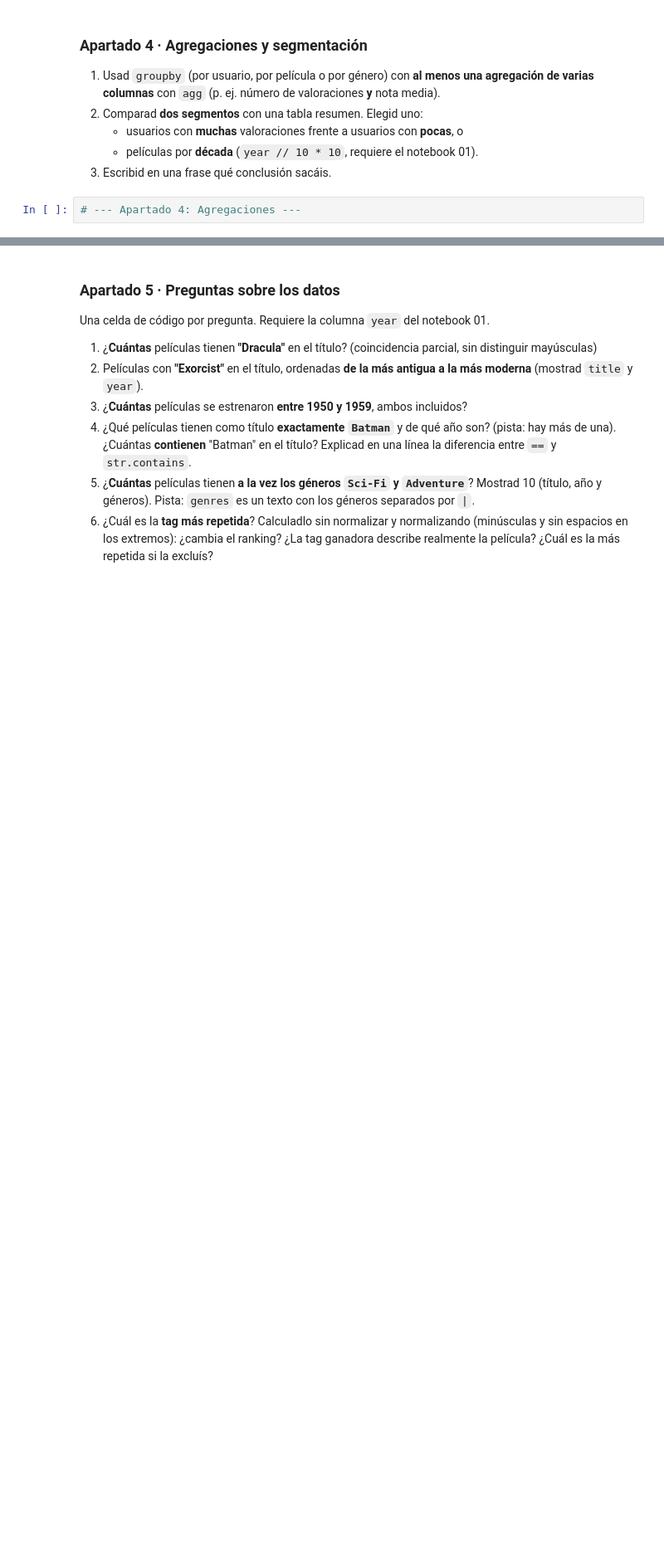
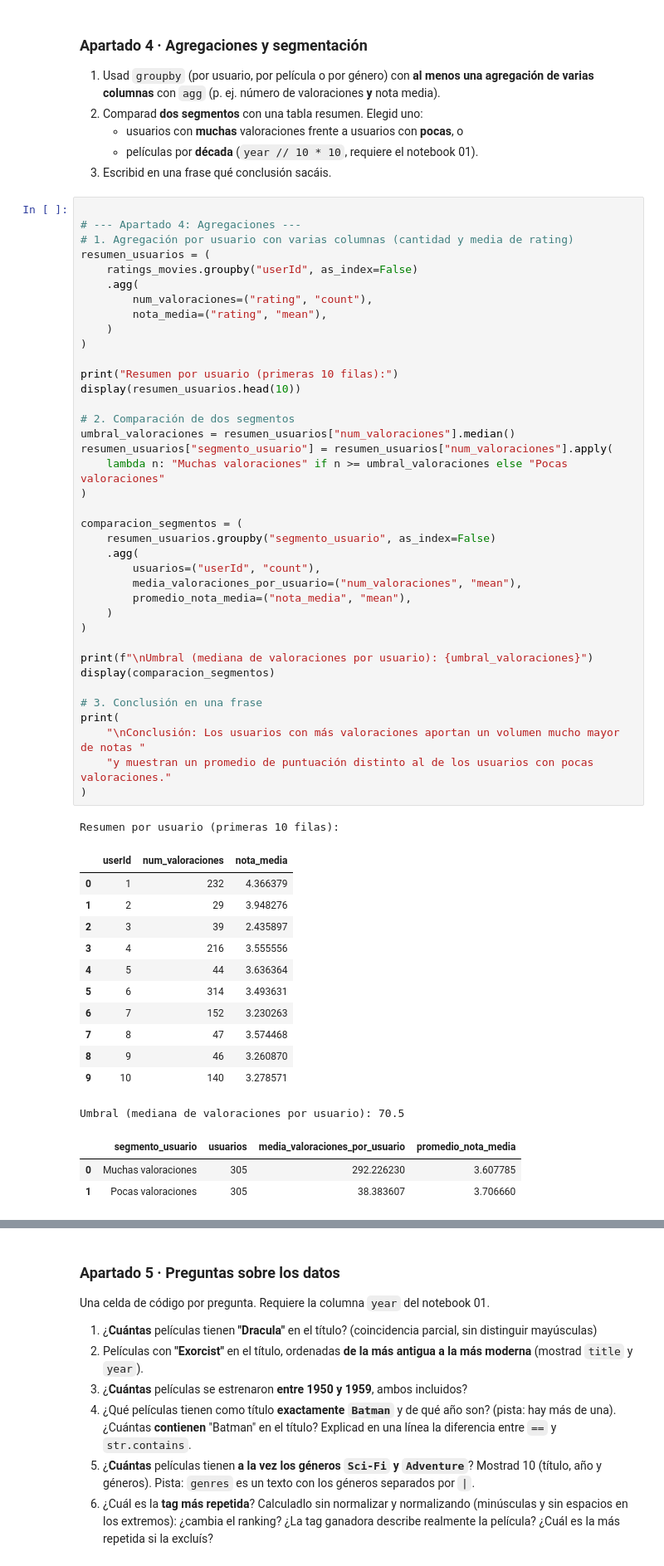
Before and after one commit to vmmaiz/tc-catalogo-peliculas, a Jupyter notebook: 02_analisis.ipynb, the cells around one changed output, grey strips where cells are left out. Shown at 83% size. Saved outputs shown, nothing was run; the diff lists cells and outputs as text; blank space fills up the shorter version.

```diff
--- a/02_analisis.ipynb
+++ b/02_analisis.ipynb
@@ -58,4 +132,57 @@ print(movies.shape, ratings.shape, tags.shape)
    - películas por **década** (`year // 10 * 10`, requiere el notebook 01).
 3. Escribid en una frase qué conclusión sacáis.
 # %%
+
 # --- Apartado 4: Agregaciones ---
+# 1. Agregación por usuario con varias columnas (cantidad y media de rating)
+resumen_usuarios = (
+    ratings_movies.groupby("userId", as_index=False)
+    .agg(
+        num_valoraciones=("rating", "count"),
+        nota_media=("rating", "mean"),
+    )
+)
+
+print("Resumen por usuario (primeras 10 filas):")
+display(resumen_usuarios.head(10))
+
+# 2. Comparación de dos segmentos
+umbral_valoraciones = resumen_usuarios["num_valoraciones"].median()
+resumen_usuarios["segmento_usuario"] = resumen_usuarios["num_valoraciones"].apply(
+    lambda n: "Muchas valoraciones" if n >= umbral_valoraciones else "Pocas valoraciones"
+)
+
+comparacion_segmentos = (
+    resumen_usuarios.groupby("segmento_usuario", as_index=False)
+    .agg(
+        usuarios=("userId", "count"),
+        media_valoraciones_por_usuario=("num_valoraciones", "mean"),
+        promedio_nota_media=("nota_media", "mean"),
+    )
+)
+
+print(f"\nUmbral (mediana de valoraciones por usuario): {umbral_valoraciones}")
+display(comparacion_segmentos)
+
+# 3. Conclusión en una frase
+print(
+    "\nConclusión: Los usuarios con más valoraciones aportan un volumen mucho mayor de notas "
+    "y muestran un promedio de puntuación distinto al de los usuarios con pocas valoraciones."
+)
+# %% [output]
+Resumen por usuario (primeras 10 filas):
+|  | userId | num_valoraciones | nota_media |
+| 0 | 1 | 232 | 4.366379 |
+| 1 | 2 | 29 | 3.948276 |
+| 2 | 3 | 39 | 2.435897 |
+| 3 | 4 | 216 | 3.555556 |
+| 4 | 5 | 44 | 3.636364 |
+| 5 | 6 | 314 | 3.493631 |
+| 6 | 7 | 152 | 3.230263 |
+| 7 | 8 | 47 | 3.574468 |
+| 8 | 9 | 46 | 3.260870 |
+| 9 | 10 | 140 | 3.278571 |
+Umbral (mediana de valoraciones por usuario): 70.5
+|  | segmento_usuario | usuarios | media_valoraciones_por_usuario | promedio_nota_media |
+| 0 | Muchas valoraciones | 305 | 292.226230 | 3.607785 |
+| 1 | Pocas valoraciones | 305 | 38.383607 | 3.706660 |
```
Also changed, not shown: parts of 4 cells of this notebook.
